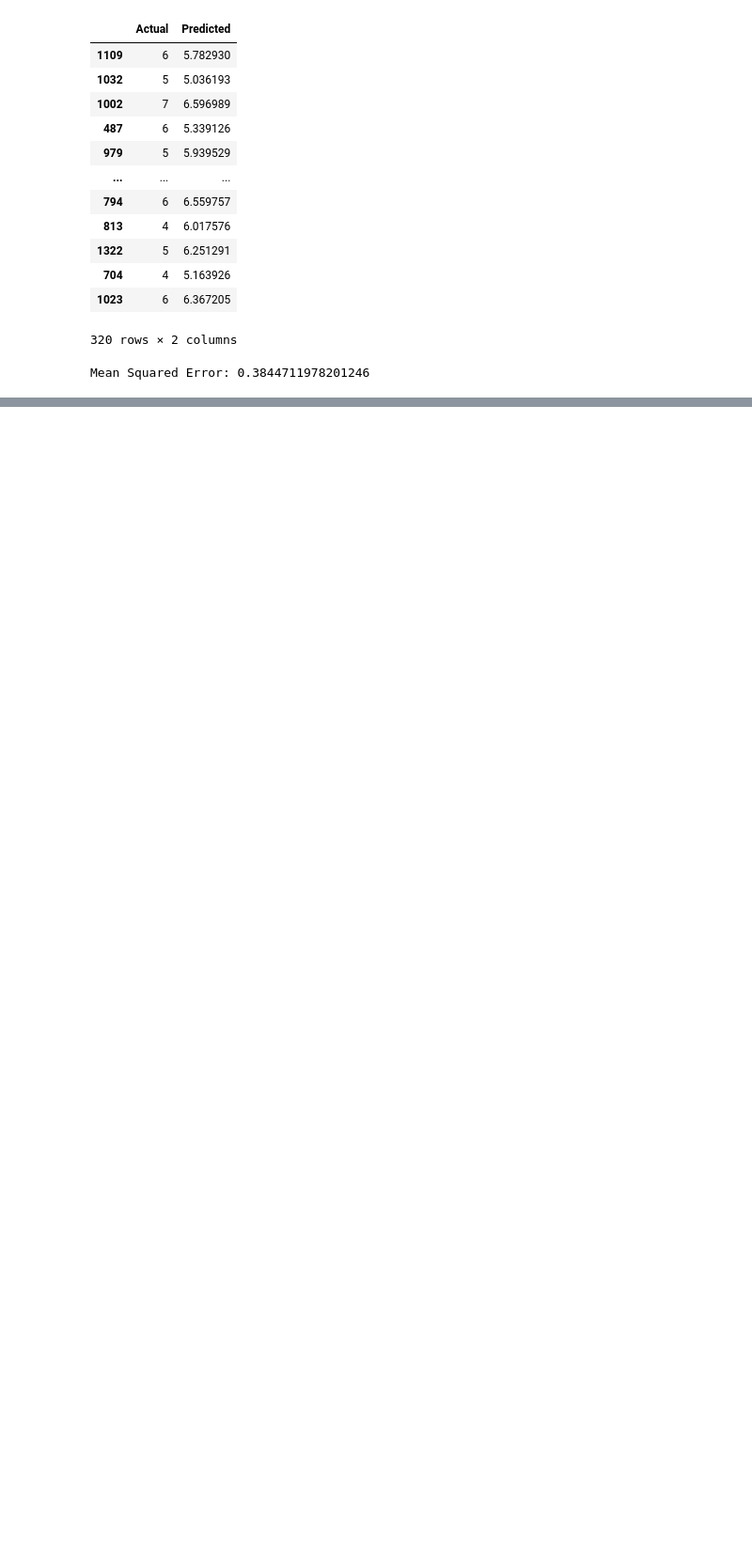
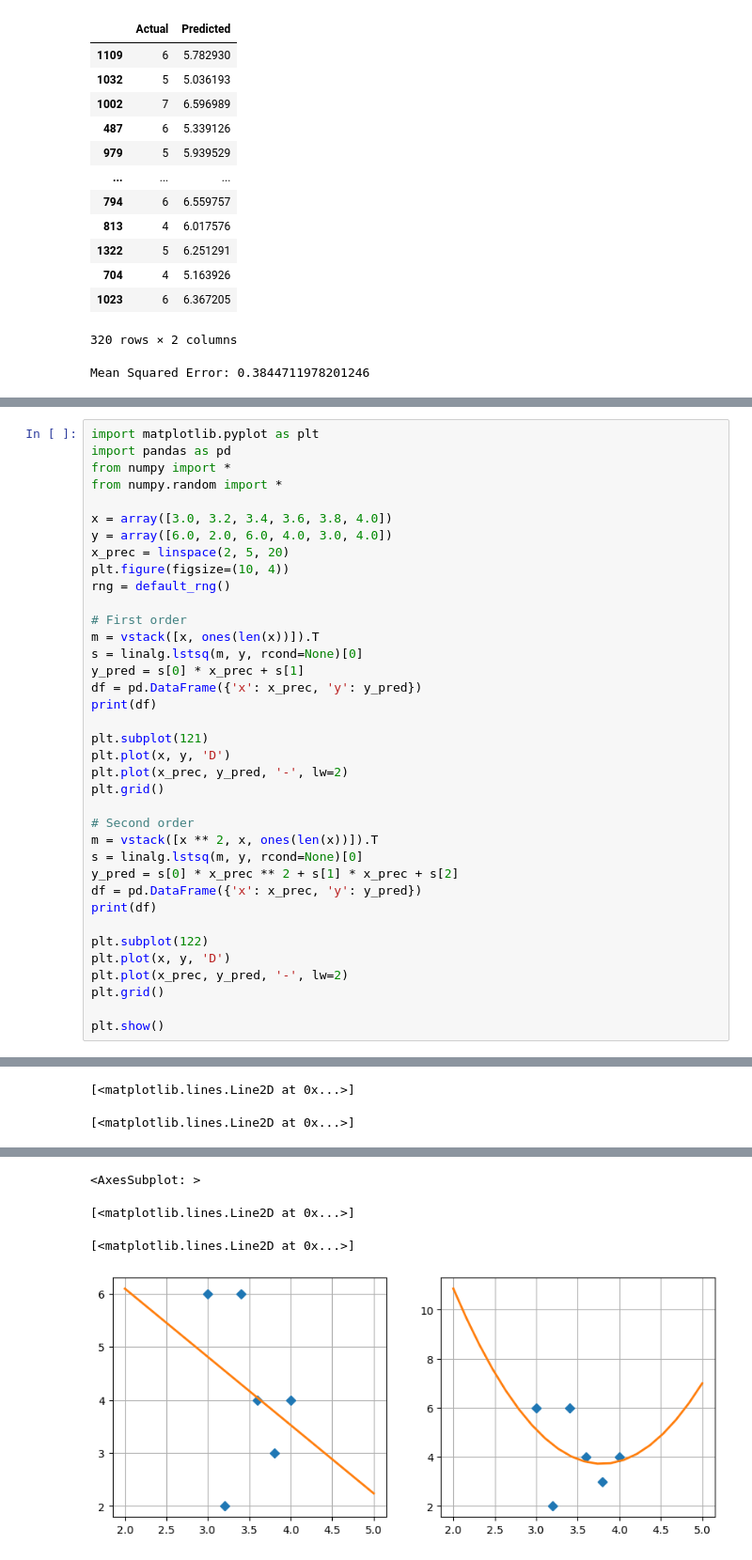
Before and after one commit to M4yd3/uni-ai, a Jupyter notebook: Marchenko_S_Workbook4.ipynb, the cells around one changed output, grey strips where cells are left out. Shown: that part at 94% size. Cells and saved outputs as stored; diff of their text form; blank space fills up the shorter version.

```diff
--- a/Marchenko_S_Workbook4.ipynb
+++ b/Marchenko_S_Workbook4.ipynb
@@ -236,0 +240,38 @@ Mean Squared Error: 0.3844711978201246
+# %%
+import matplotlib.pyplot as plt
+import pandas as pd
+from numpy import *
+from numpy.random import *
+
+x = array([3.0, 3.2, 3.4, 3.6, 3.8, 4.0])
+y = array([6.0, 2.0, 6.0, 4.0, 3.0, 4.0])
+x_prec = linspace(2, 5, 20)
+plt.figure(figsize=(10, 4))
+rng = default_rng()
+
+# First order
+m = vstack([x, ones(len(x))]).T
+s = linalg.lstsq(m, y, rcond=None)[0]
+y_pred = s[0] * x_prec + s[1]
+df = pd.DataFrame({'x': x_prec, 'y': y_pred})
+print(df)
+
+plt.subplot(121)
+plt.plot(x, y, 'D')
+plt.plot(x_prec, y_pred, '-', lw=2)
+plt.grid()
+
+# Second order
+m = vstack([x ** 2, x, ones(len(x))]).T
+s = linalg.lstsq(m, y, rcond=None)[0]
+y_pred = s[0] * x_prec ** 2 + s[1] * x_prec + s[2]
+df = pd.DataFrame({'x': x_prec, 'y': y_pred})
+print(df)
+
+plt.subplot(122)
+plt.plot(x, y, 'D')
+plt.plot(x_prec, y_pred, '-', lw=2)
+plt.grid()
+
+plt.show()
+# %% [output]
@@ -236,0 +297,2 @@ Mean Squared Error: 0.3844711978201246
+[<matplotlib.lines.Line2D at 0x...>]
+[<matplotlib.lines.Line2D at 0x...>]
@@ -236,0 +316,4 @@ Mean Squared Error: 0.3844711978201246
+<AxesSubplot: >
+[<matplotlib.lines.Line2D at 0x...>]
+[<matplotlib.lines.Line2D at 0x...>]
+[figure, added]
```
Also changed, not shown: parts of 2 cells of this notebook.
